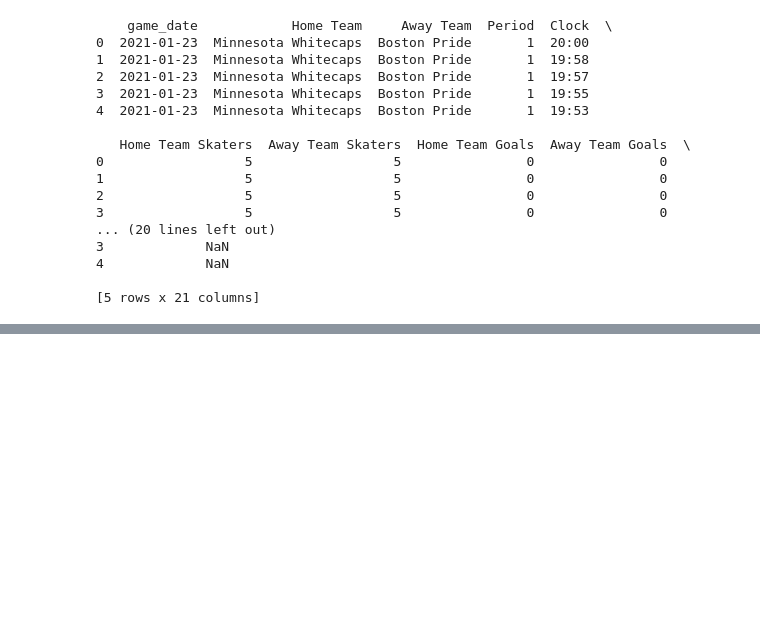
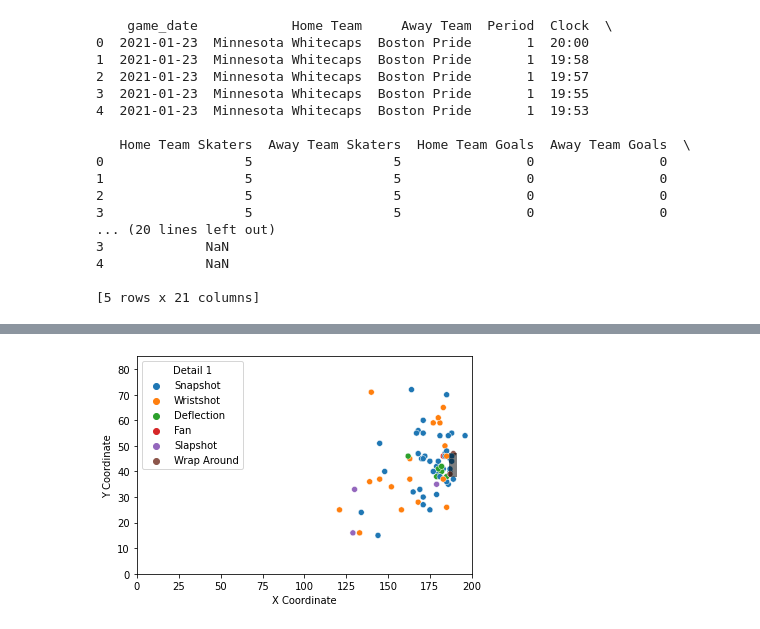
Before and after one commit to AlvinLok/Team_White_MMA_Datathon_2022, a Jupyter notebook: alvin/draft.ipynb, the cells around one changed output, grey strips where cells are left out. Cells and saved outputs as stored; diff of their text form; code cells hidden in the pictures; blank space fills up the shorter version.

```diff
--- a/alvin/draft.ipynb
+++ b/alvin/draft.ipynb
@@ -51,0 +124,16 @@ array(['Minnesota Whitecaps', 'Buffalo Beauts', 'Metropolitan Riveters',
+# %%
+fig, ax = plt.subplots()
+goal_plot = sns.scatterplot('X Coordinate', 'Y Coordinate', data=goals_df_clean, hue='Detail 1')
+
+ax.set_xlim(0, 200)
+ax.set_ylim(0, 85)
+
+# plt.scatter(189, 42.5, marker='s', s=100)
+goal_location = [189,189], [39.5, 45.5]
+
+plt.plot(goal_location, linewidth=8, alpha = 0.5, color='k')
+
+# plt.scatter(11, 42.5, marker='s', s=100)
+plt.show()
+# %% [output]
+[figure, added]
```
Also changed, not shown: parts of 10 cells of this notebook, 1 other file.
